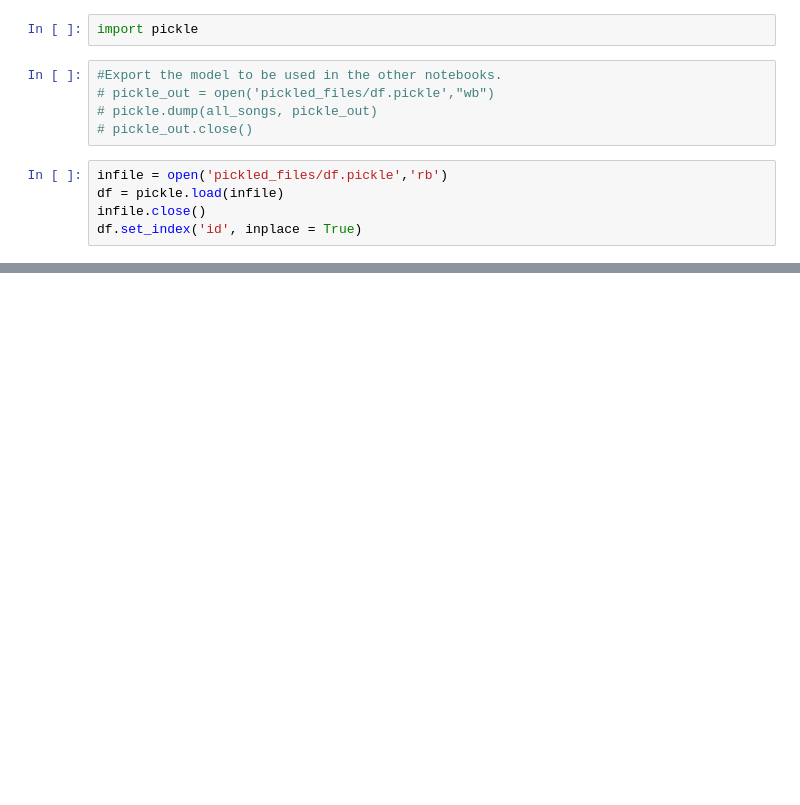
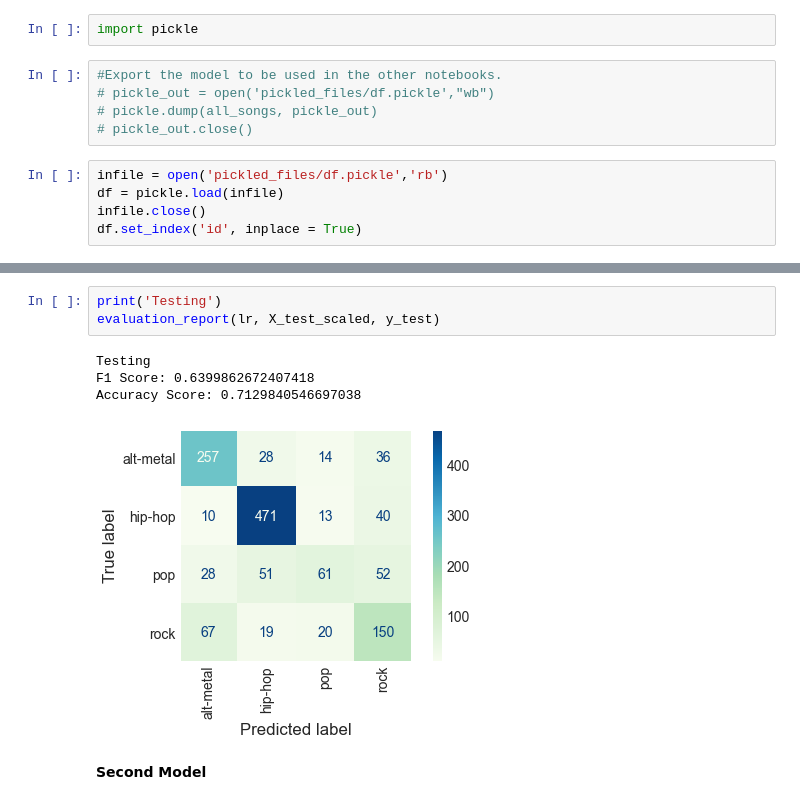
Before and after one commit to Hadryan/Music-Recommendation-System-24, a Jupyter notebook: Data-Cleaning-Preprocessing-API-Only.ipynb, the cells around one changed output, grey strips where cells are left out. Saved outputs shown, nothing was run; the diff lists cells and outputs as text; blank space fills up the shorter version.

```diff
--- a/Data-Cleaning-Preprocessing-API-Only.ipynb
+++ b/Data-Cleaning-Preprocessing-API-Only.ipynb
@@ -376,0 +394,10 @@ f1_score(y_test, lr.predict(ss.transform(X_test)), average = 'weighted')
+# %%
+print('Testing')
+evaluation_report(lr, X_test_scaled, y_test)
+# %% [output]
+Testing
+F1 Score: 0.6399862672407418
+Accuracy Score: 0.7129840546697038
+[figure, added]
+# %% [markdown]
+**Second Model**
```
Also changed, not shown: parts of 22 cells of this notebook, 1 other file.
